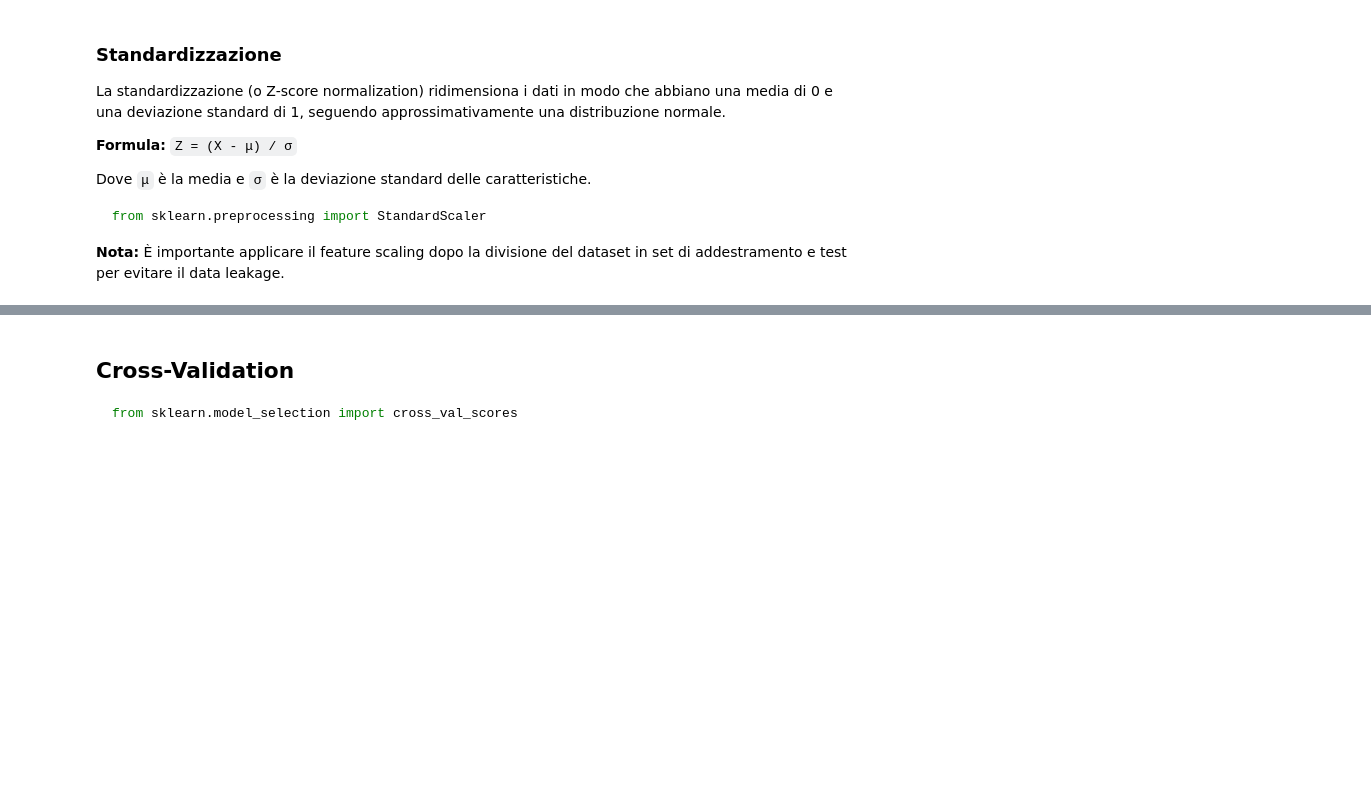
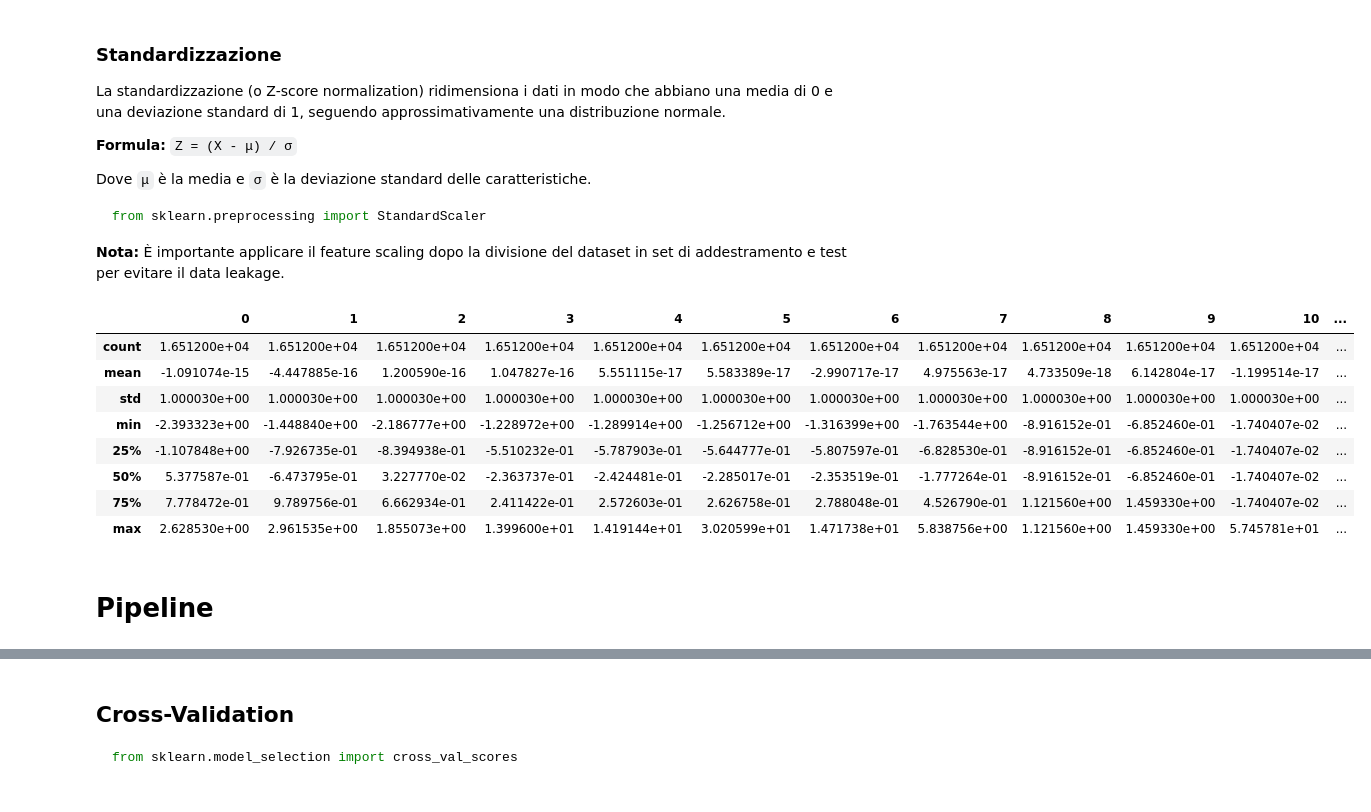
Before and after one commit to Svved/ITS_FirstProject, a Jupyter notebook: Esercizi/CaliforniaHousing.ipynb, the cells around one changed output, grey strips where cells are left out. Drawn from its saved outputs; the diff is of its cells as text; code cells hidden in the pictures; blank space fills up the shorter version.

```diff
--- a/Esercizi/CaliforniaHousing.ipynb
+++ b/Esercizi/CaliforniaHousing.ipynb
@@ -883,0 +846,16 @@ from sklearn.preprocessing import StandardScaler
+# %%
+standard_scaler = StandardScaler()
+x_train_std_scaled = standard_scaler.fit_transform(x_train)
+pd.DataFrame(x_train_std_scaled).describe()
+# %% [output]
+|  | 0 | 1 | 2 | 3 | 4 | 5 | 6 | 7 | 8 | 9 | 10 | ... |
+| count | 1.651200e+04 | 1.651200e+04 | 1.651200e+04 | 1.651200e+04 | 1.651200e+04 | 1.651200e+04 | 1.651200e+04 | 1.651200e+04 | 1.651200e+04 | 1.651200e+04 | 1.651200e+04 | ... |
+| mean | -1.091074e-15 | -4.447885e-16 | 1.200590e-16 | 1.047827e-16 | 5.551115e-17 | 5.583389e-17 | -2.990717e-17 | 4.975563e-17 | 4.733509e-18 | 6.142804e-17 | -1.199514e-17 | ... |
+| std | 1.000030e+00 | 1.000030e+00 | 1.000030e+00 | 1.000030e+00 | 1.000030e+00 | 1.000030e+00 | 1.000030e+00 | 1.000030e+00 | 1.000030e+00 | 1.000030e+00 | 1.000030e+00 | ... |
+| min | -2.393323e+00 | -1.448840e+00 | -2.186777e+00 | -1.228972e+00 | -1.289914e+00 | -1.256712e+00 | -1.316399e+00 | -1.763544e+00 | -8.916152e-01 | -6.852460e-01 | -1.740407e-02 | ... |
+| 25% | -1.107848e+00 | -7.926735e-01 | -8.394938e-01 | -5.510232e-01 | -5.787903e-01 | -5.644777e-01 | -5.807597e-01 | -6.828530e-01 | -8.916152e-01 | -6.852460e-01 | -1.740407e-02 | ... |
+| 50% | 5.377587e-01 | -6.473795e-01 | 3.227770e-02 | -2.363737e-01 | -2.424481e-01 | -2.285017e-01 | -2.353519e-01 | -1.777264e-01 | -8.916152e-01 | -6.852460e-01 | -1.740407e-02 | ... |
+| 75% | 7.778472e-01 | 9.789756e-01 | 6.662934e-01 | 2.411422e-01 | 2.572603e-01 | 2.626758e-01 | 2.788048e-01 | 4.526790e-01 | 1.121560e+00 | 1.459330e+00 | -1.740407e-02 | ... |
+| max | 2.628530e+00 | 2.961535e+00 | 1.855073e+00 | 1.399600e+01 | 1.419144e+01 | 3.020599e+01 | 1.471738e+01 | 5.838756e+00 | 1.121560e+00 | 1.459330e+00 | 5.745781e+01 | ... |
+# %% [markdown]
+# Pipeline
```
Also changed, not shown: parts of 39 cells of this notebook.
